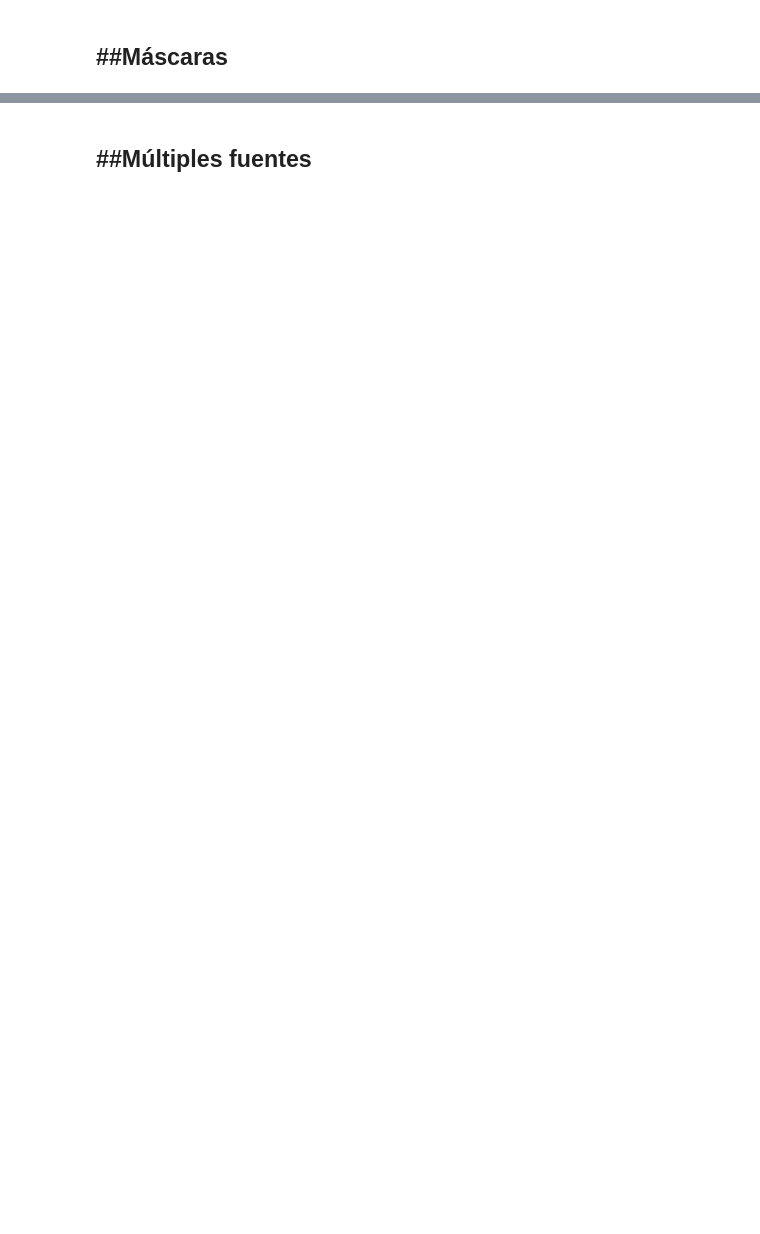
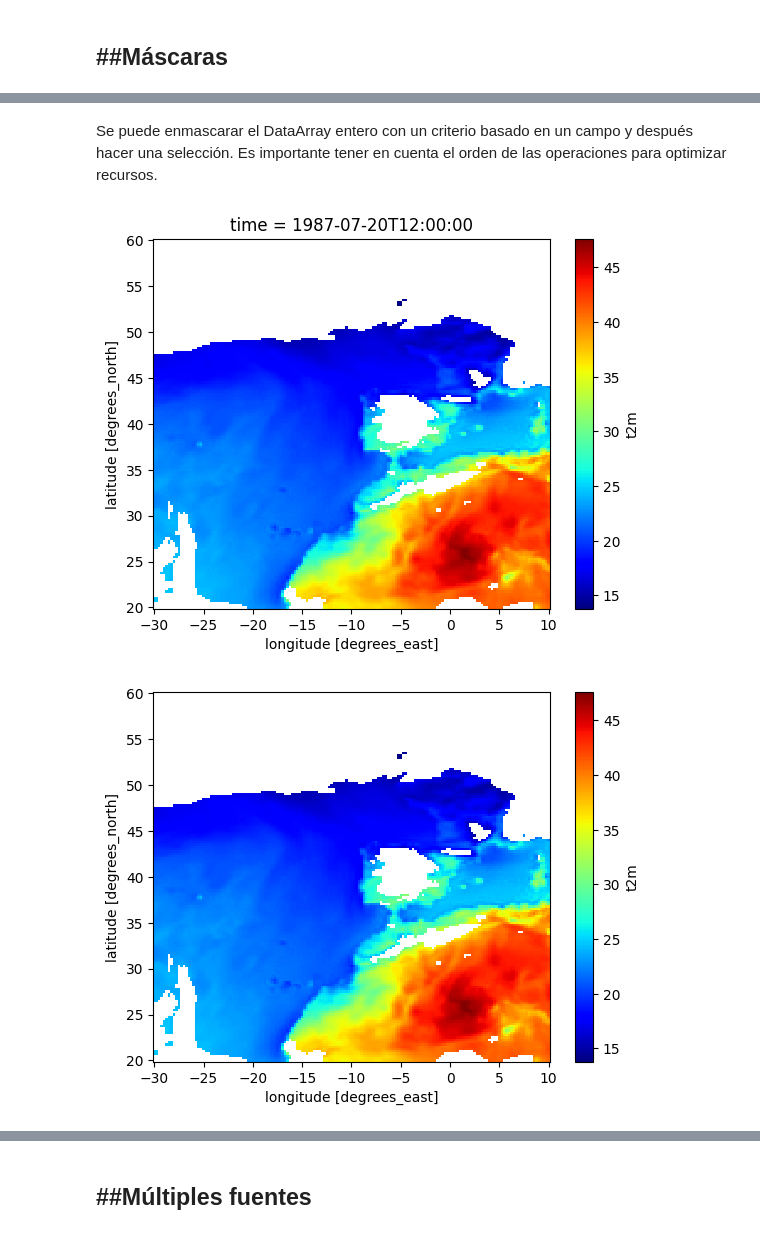
Before and after one commit to waveology/kitchen, a Jupyter notebook: introducción_a_netcdf_y_xarray.ipynb, the cells around one changed output, grey strips where cells are left out. Drawn from its saved outputs; the diff is of its cells as text; code cells hidden in the pictures; blank space fills up the shorter version.

```diff
--- a/introducción_a_netcdf_y_xarray.ipynb
+++ b/introducción_a_netcdf_y_xarray.ipynb
@@ -780,0 +464,24 @@ t2m.groupby('time.month').mean(dim='time').plot(col='month',col_wrap=4,cmap='jet
+# %% [markdown]
+Se puede enmascarar el DataArray entero con un criterio basado en un campo y después hacer una selección. Es importante tener en cuenta el orden de las operaciones para optimizar recursos.
+# %%
+# Creamos un DataArray con datos del primer
+# valor de tiempo
+# -----------------------------------------
+z = t2m.isel(time=0)
+
+# Enmascaramos todo el DataArray t2m para retener
+# valores de temperatura en el intervalo (10,20) y a
+# continuación seleccionamos el campo correspondiente al índice
+# de tiempo número 40.
+# La operación sería más eficiente invirtiendo el orden de
+# las funciones.
+# -------------------------------------------------------------------
+t2m.where((z>10) & (z<20)).isel(time=40).plot(cmap='jet')
+
+# La misma operación sería más eficiente invirtiendo
+#el orden de las funciones.
+# -------------------------------------------------------------------
+# t2m.isel(time=40).where((z>10) & (z<20)).plot(cmap='jet')
+# %% [output]
+[figure, added]
+[figure, added]
```
Also changed, not shown: parts of 65 cells of this notebook.
